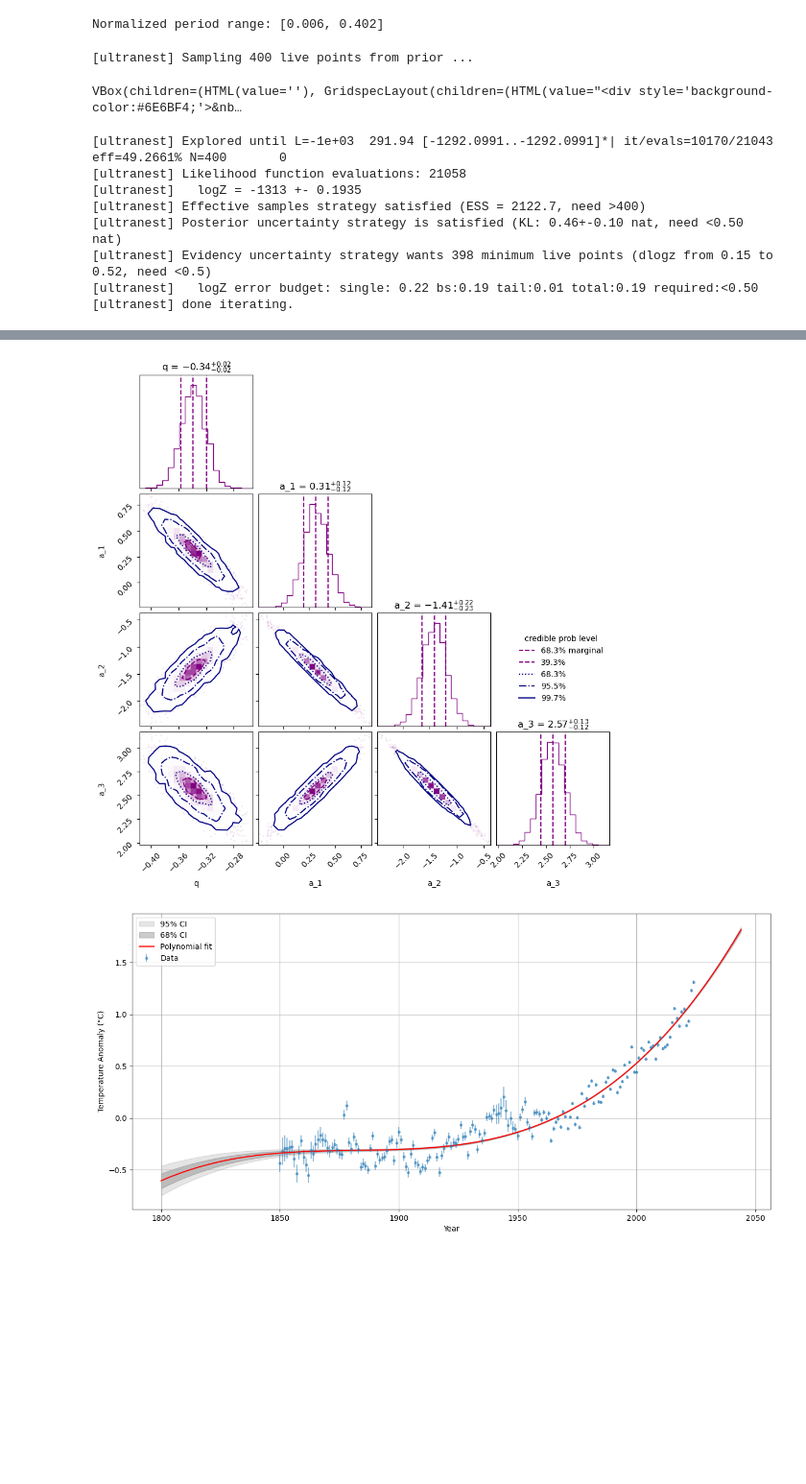
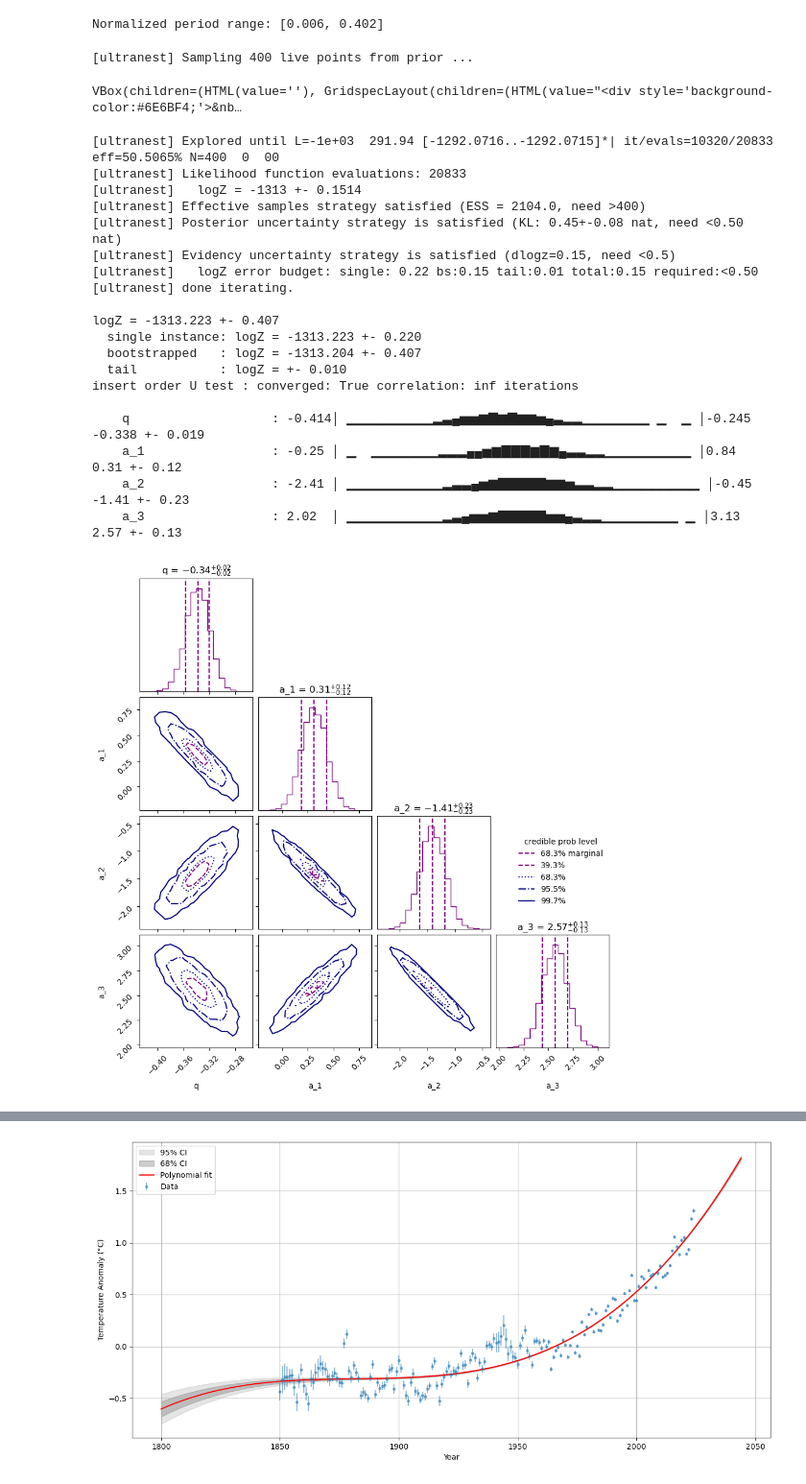
Before and after one commit to stevelonny/global-warming, a Jupyter notebook: trends.ipynb, the cells around one changed output, grey strips where cells are left out. Shown at 96% size. Drawn from its saved outputs; the diff is of its cells as text; code cells hidden in the pictures; blank space fills up the shorter version.

```diff
--- a/trends.ipynb
+++ b/trends.ipynb
@@ -104,16 +99,30 @@ parameters_poly = ["q", "a_1", "a_2", "a_3"]
 # %%
 sampler_poly = ultranest.ReactiveNestedSampler(
     parameters_poly, log_poly_likelihood, poly_prior
 )
 result_poly = sampler_poly.run()
+sampler_poly.print_results()
+sampler_poly.plot()
 # %% [output]
 [ultranest] Sampling 400 live points from prior ...
 VBox(children=(HTML(value=''), GridspecLayout(children=(HTML(value="<div style='background-color:#6E6BF4;'>&nb…
-[ultranest] Explored until L=-1e+03  291.94 [-1292.0991..-1292.0991]*| it/evals=10170/21043 eff=49.2661% N=400       0
-[ultranest] Likelihood function evaluations: 21058
-[ultranest]   logZ = -1313 +- 0.1935
-[ultranest] Effective samples strategy satisfied (ESS = 2122.7, need >400)
-[ultranest] Posterior uncertainty strategy is satisfied (KL: 0.46+-0.10 nat, need <0.50 nat)
-[ultranest] Evidency uncertainty strategy wants 398 minimum live points (dlogz from 0.15 to 0.52, need <0.5)
-[ultranest]   logZ error budget: single: 0.22 bs:0.19 tail:0.01 total:0.19 required:<0.50
+[ultranest] Explored until L=-1e+03  291.94 [-1292.0716..-1292.0715]*| it/evals=10320/20833 eff=50.5065% N=400  0  00
+[ultranest] Likelihood function evaluations: 20833
+[ultranest]   logZ = -1313 +- 0.1514
+[ultranest] Effective samples strategy satisfied (ESS = 2104.0, need >400)
+[ultranest] Posterior uncertainty strategy is satisfied (KL: 0.45+-0.08 nat, need <0.50 nat)
+[ultranest] Evidency uncertainty strategy is satisfied (dlogz=0.15, need <0.5)
+[ultranest]   logZ error budget: single: 0.22 bs:0.15 tail:0.01 total:0.15 required:<0.50
 [ultranest] done iterating.
+
+logZ = -1313.223 +- 0.407
+  single instance: logZ = -1313.223 +- 0.220
+  bootstrapped   : logZ = -1313.204 +- 0.407
+  tail           : logZ = +- 0.010
+insert order U test : converged: True correlation: inf iterations
+
+    q                   : -0.414│ ▁▁▁▁▁▁▁▁▁▂▃▄▅▅▆▇▆▇▆▆▅▄▃▂▂▁▁▁▁▁▁▁ ▁  ▁ │-0.245    -0.338 +- 0.019
+    a_1                 : -0.25 │ ▁  ▁▁▁▁▁▁▁▂▂▂▄▄▅▆▇▇▇▆▇▆▄▃▃▂▂▁▁▁▁▁▁▁▁▁ │0.84      0.31 +- 0.12
+    a_2                 : -2.41 │ ▁▁▁▁▁▁▁▁▁▁▂▃▃▄▅▆▇▇▇▇▇▆▆▅▃▃▂▂▁▁▁▁▁▁▁▁▁ │-0.45     -1.41 +- 0.23
+    a_3                 : 2.02  │ ▁▁▁▁▁▁▁▁▁▁▂▃▄▅▅▆▇▇▇▇▇▅▅▄▃▂▂▁▁▁▁▁▁▁▁ ▁ │3.13      2.57 +- 0.13
+[figure, added]
@@ -120,8 +131,3 @@ VBox(children=(HTML(value=''), GridspecLayout(children=(HTML(value="<div style='
-# %%
-cornerplot(result_poly, show_titles=True, plot_density=True, plot_datapoints=True)
-plt.show()
-# %% [output]
-[figure, removed]
 # %%
 plt.figure(figsize=(15, 7))
 plt.errorbar(
```
Also changed, not shown: parts of 6 cells of this notebook, 1 other file.
